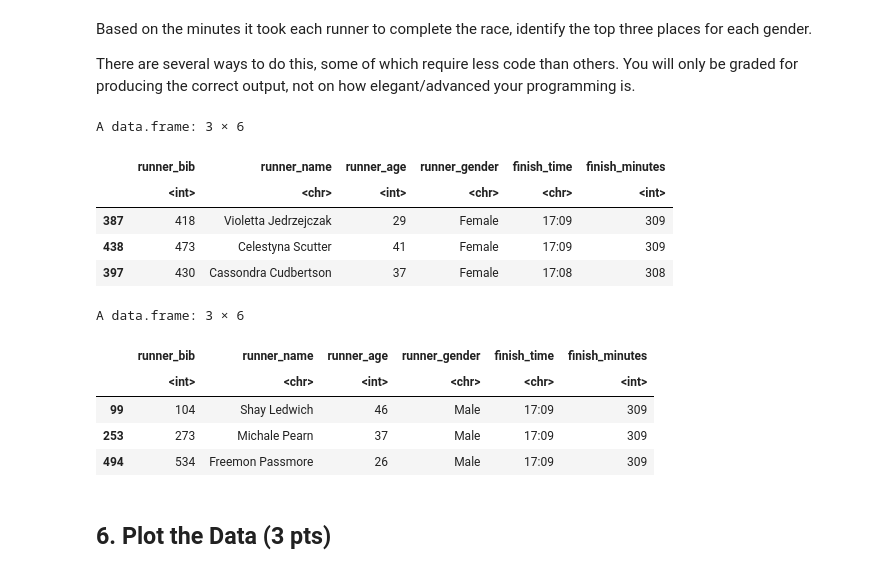
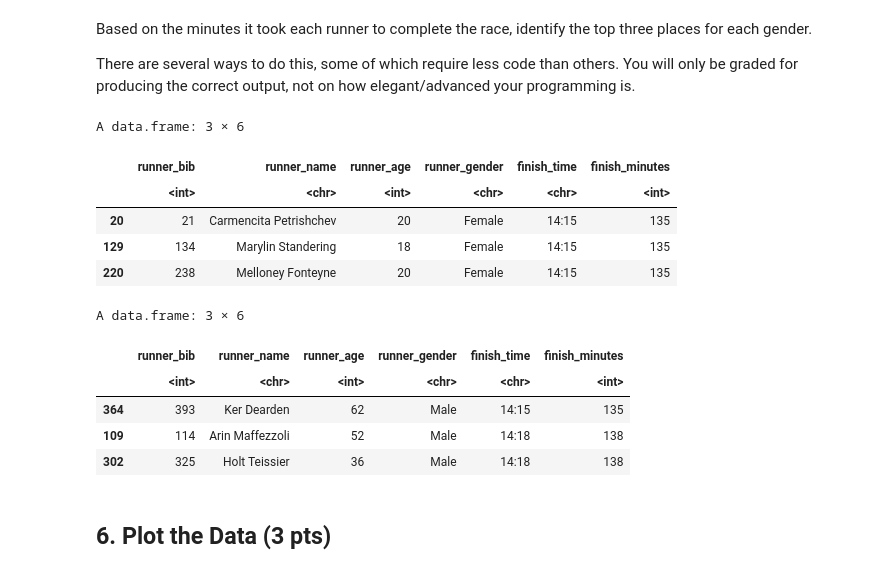
Before and after one commit to averydonmoyer/ds1002-hdj3fw, a Jupyter notebook: labs/lab2/lab2-race-results.ipynb, the cells around one changed output. Saved outputs shown, nothing was run; the diff lists cells and outputs as text; code cells hidden in the pictures.

```diff
--- a/labs/lab2/lab2-race-results.ipynb
+++ b/labs/lab2/lab2-race-results.ipynb
@@ -164,29 +164,29 @@ There are several ways to do this, some of which require less code than others.
 # %%
 #
 
 df_women <- df[df$runner_gender == "Female", ]
-df_women <- df_women[order(df_women$finish_minutes, decreasing = TRUE), ]
+df_women <- df_women[order(df_women$finish_minutes, decreasing = FALSE), ]
 
 head(df_women, 3)
 # %% [output]
 A data.frame: 3 × 6
 |  | runner_bib | runner_name | runner_age | runner_gender | finish_time | finish_minutes |
 |  | <int> | <chr> | <int> | <chr> | <chr> | <int> |
-| 387 | 418 | Violetta Jedrzejczak | 29 | Female | 17:09 | 309 |
-| 438 | 473 | Celestyna Scutter | 41 | Female | 17:09 | 309 |
-| 397 | 430 | Cassondra Cudbertson | 37 | Female | 17:08 | 308 |
+| 20 | 21 | Carmencita Petrishchev | 20 | Female | 14:15 | 135 |
+| 129 | 134 | Marylin Standering | 18 | Female | 14:15 | 135 |
+| 220 | 238 | Melloney Fonteyne | 20 | Female | 14:15 | 135 |
 # %%
 df_men <- df[df$runner_gender == "Male", ]
-df_men <- df_men[order(df_men$finish_minutes, decreasing = TRUE), ]
+df_men <- df_men[order(df_men$finish_minutes, decreasing = FALSE), ]
 
 head(df_men, 3)
 # %% [output]
 A data.frame: 3 × 6
 |  | runner_bib | runner_name | runner_age | runner_gender | finish_time | finish_minutes |
 |  | <int> | <chr> | <int> | <chr> | <chr> | <int> |
-| 99 | 104 | Shay Ledwich | 46 | Male | 17:09 | 309 |
-| 253 | 273 | Michale Pearn | 37 | Male | 17:09 | 309 |
-| 494 | 534 | Freemon Passmore | 26 | Male | 17:09 | 309 |
+| 364 | 393 | Ker Dearden | 62 | Male | 14:15 | 135 |
+| 109 | 114 | Arin Maffezzoli | 52 | Male | 14:18 | 138 |
+| 302 | 325 | Holt Teissier | 36 | Male | 14:18 | 138 |
 # %% [markdown]
 ## 6. Plot the Data (3 pts)
 # %% [markdown]
```
